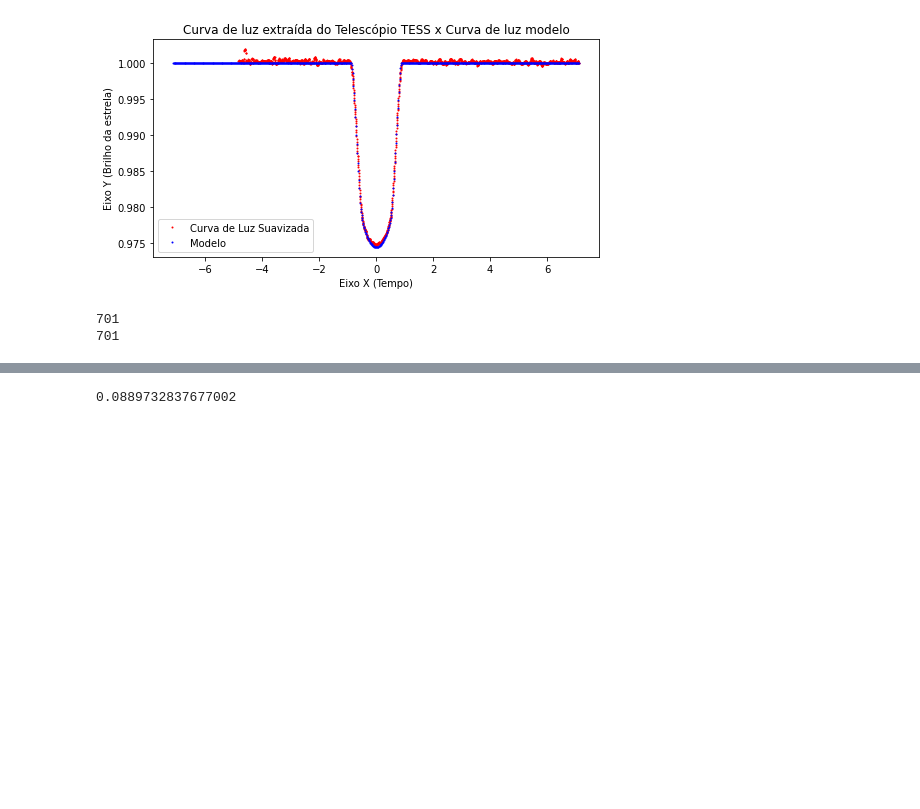
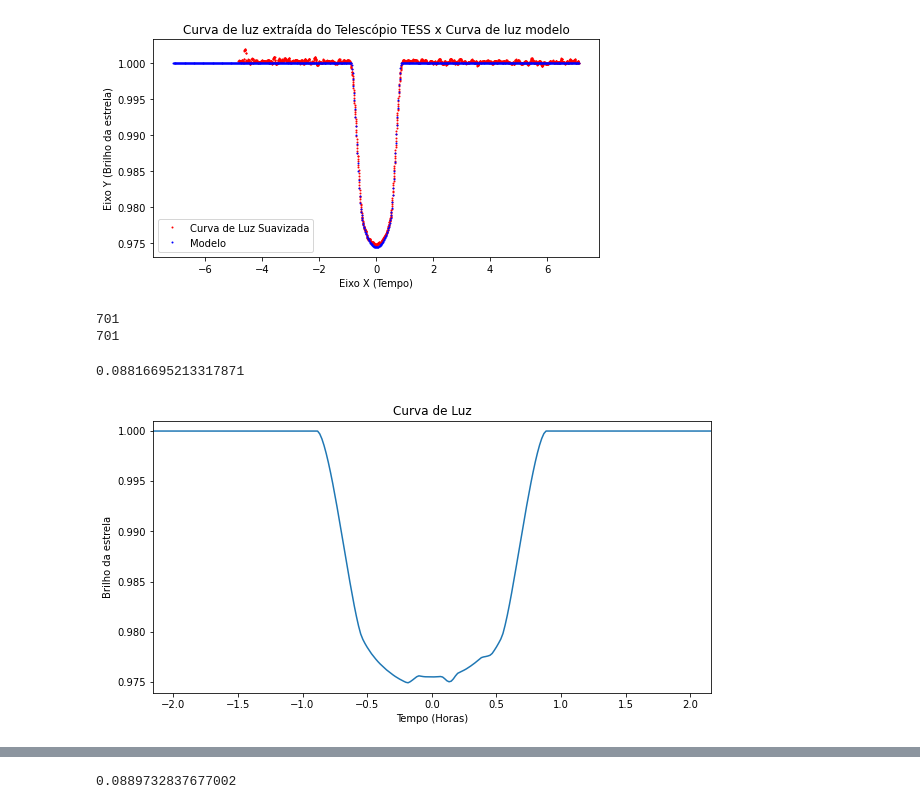
Before and after one commit to Transit-Model-CRAAM/eclipse-model-star-activity, a Jupyter notebook: Eclipse/main-mcmc.ipynb, the cells around one changed output, grey strips where cells are left out. Cells and saved outputs as stored; diff of their text form; code cells hidden in the pictures; blank space fills up the shorter version.

```diff
--- a/Eclipse/main-mcmc.ipynb
+++ b/Eclipse/main-mcmc.ipynb
@@ -337,6 +337,23 @@ print(len(curvaLuz[143:844]))
 # %% [output]
 701
 701
+# %%
+mancha1 = Estrela.Mancha(0.5, 0.05, -39.05, -1.24)
+mancha2 = Estrela.Mancha(0.5, 0.05, -39.40, 25.03)
+
+estrela_.addMancha(mancha1)
+estrela_.addMancha(mancha2)
+
+estrela_.criaEstrelaManchada()
+
+estrela_matriz = estrela_.getMatrizEstrela()
+eclipse.setEstrela(estrela_matriz)
+
+# eclipse.setTempoHoras(1)
+eclipse.criarEclipse(cme = False, anim = False)
+# %% [output]
+0.08816695213317871
+[figure, added]
 # %%
 # COM ESCOLHA DE TRÂNSITO
 selectedTransit = 10 #transito selecionado
```
Also changed, not shown: parts of 3 cells of this notebook.
